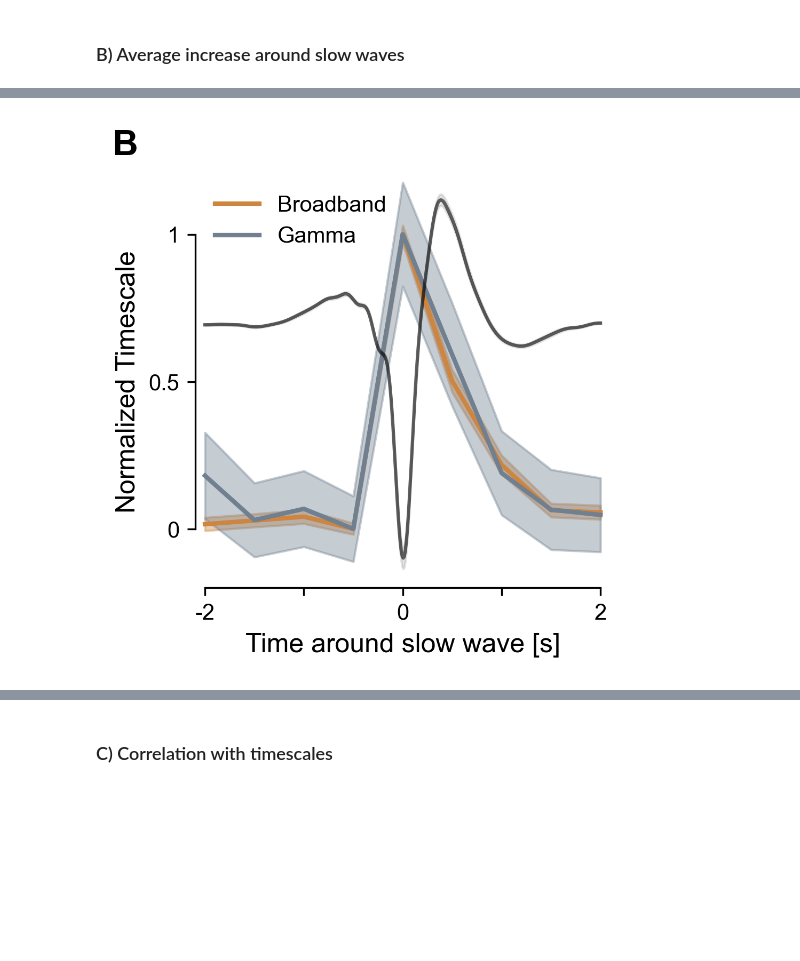
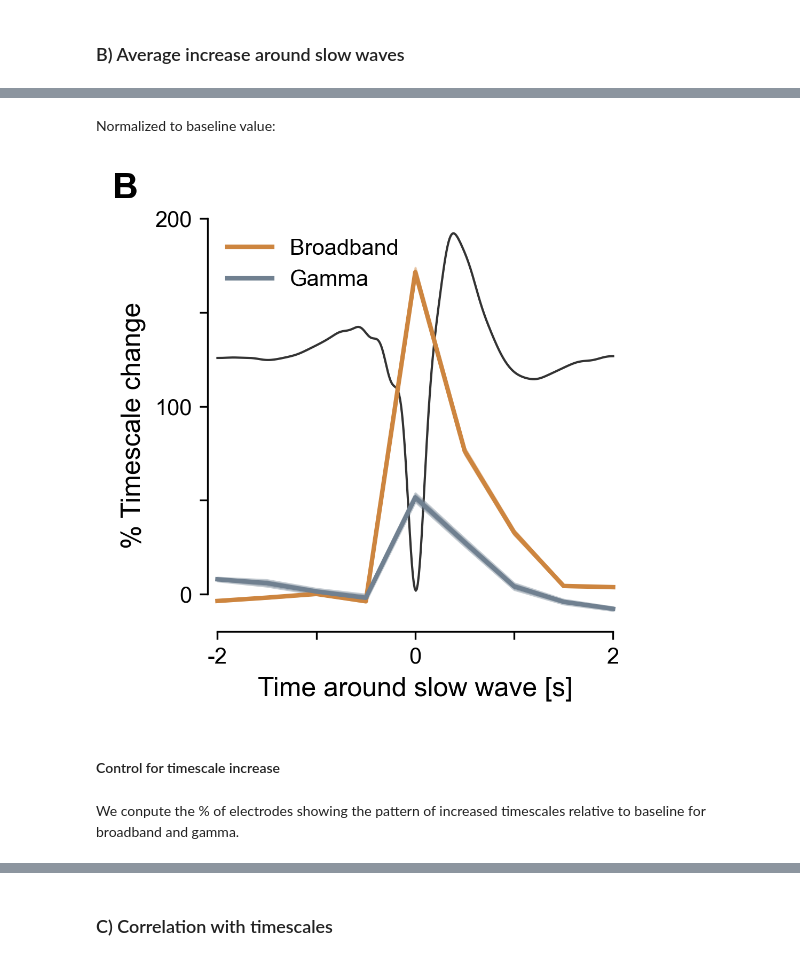
Before and after one commit to cusinatr/MNI-Analysis, a Jupyter notebook: Analysis/Figures/Fig_sw.ipynb, the cells around one changed output, grey strips where cells are left out. Cells and saved outputs as stored; diff of their text form; code cells hidden in the pictures; blank space fills up the shorter version.

```diff
--- a/Analysis/Figures/Fig_sw.ipynb
+++ b/Analysis/Figures/Fig_sw.ipynb
@@ -166,2 +181,4 @@ plt.show()
 # %% [markdown]
 ### B) Average increase around slow waves
+# %%
+cols_time = ["-2.0", "-1.5", "-1.0", "-0.5", "0.0", "0.5", "1.0", "1.5", "2.0"]
@@ -183 +201,16 @@ df_timescales_sw_gamma = df_timescales_sw_gamma.groupby(["pat"]).mean()
+# %%
+df_timescales_sw_mmp = [
+    pd.read_csv(
+        sw_tau_path.joinpath(f"timescales_sw_{t}_N3_mmp.csv"), index_col=0
+    ).rename(columns={"0": t})
+    for t in cols_time
+]
+df_timescales_sw_mmp = pd.concat(df_timescales_sw_mmp, axis=1)
+df_timescales_sw_gamma_mmp = [
+    pd.read_csv(
+        sw_tau_gamma_path.joinpath(f"timescales_sw_{t}_N3_mmp.csv"), index_col=0
+    ).rename(columns={"0": t})
+    for t in cols_time
+]
+df_timescales_sw_gamma_mmp = pd.concat(df_timescales_sw_gamma_mmp, axis=1)
 # %% [markdown]
@@ -264,12 +278,26 @@ df_timescales_sw
+# %% [markdown]
+Normalized to baseline value:
 # %%
 fig, ax = plt.subplots(1, 1, figsize=plots._get_figsize_inches((8.5, 8.5)), dpi=300)
 
-df_timescales_sw_norm = (df_timescales_sw - df_timescales_sw.mean().min()) / (
-    df_timescales_sw.mean().max() - df_timescales_sw.mean().min()
+df_timescales_sw_base = (
+    df_timescales_sw_mmp["-2.0"] + df_timescales_sw_mmp["2.0"]
+) / 2
+df_timescales_sw_norm = (
+    df_timescales_sw_mmp.sub(df_timescales_sw_base, axis=0).div(
+        df_timescales_sw_base, axis=0
+    )
+    * 100
 )
+df_timescales_sw_gamma_base = (
+    df_timescales_sw_gamma_mmp["-2.0"] + df_timescales_sw_gamma_mmp["2.0"]
+) / 2
 df_timescales_sw_gamma_norm = (
-    df_timescales_sw_gamma - df_timescales_sw_gamma.mean().min()
-) / (df_timescales_sw_gamma.mean().max() - df_timescales_sw_gamma.mean().min())
+    df_timescales_sw_gamma_mmp.sub(df_timescales_sw_gamma_base, axis=0).div(
+        df_timescales_sw_gamma_base, axis=0
+    )
+    * 100
+)
 
 # Plot change in broadband
 ax.plot(
@@ -294,45 +322,49 @@ ax.plot(
     lw=2,
     c="slategrey",
     label="Gamma",
 )
 ax.fill_between(
     df_timescales_sw_gamma_norm.columns.astype(float),
     df_timescales_sw_gamma_norm.mean() - df_timescales_sw_gamma_norm.sem(),
     df_timescales_sw_gamma_norm.mean() + df_timescales_sw_gamma_norm.sem(),
     alpha=0.4,
     color="slategrey",
 )
 
 # Plot average SW
 ax2 = ax.twinx()
 t = np.linspace(-2, 2, len(epo_sw_N3_mean))
-ax2.plot(t, epo_sw_N3_mean, lw=1.5, c="k", alpha=0.6)
-ax2.fill_between(
-    t,
-    epo_sw_N3_mean - epo_sw_N3_sem,
-    epo_sw_N3_mean + epo_sw_N3_sem,
-    alpha=0.1,
-    color="k",
-)
+ax2.plot(t, epo_sw_N3_mean, lw=1., c="k", alpha=0.8)
 
+ax2.set_ylim(-200 * 1e-6, 100 * 1e-6)
 plots._format_spines(ax2, ["top", "right", "left", "bottom"])
 ax2.set_yticks([], labels=[], fontsize=0)
 ax2.set_ylabel("", fontsize=0)
 
-ax.set_ylim(-0.2, 1.2)
-ax.set_yticks([0, 0.5, 1], labels=[0, 0.5, 1], fontsize=plots.fsize.TICK_SIZE)
-ax.set_ylabel("Normalized Timescale", fontsize=plots.fsize.LABEL_SIZE)
+ax.set_ylim(-20, 200)
+ax.set_yticks(np.arange(0, 201, 50), labels=[0, "", 100, "", 200], fontsize=plots.fsize.TICK_SIZE)
+ax.set_ylabel("% Timescale change", fontsize=plots.fsize.LABEL_SIZE)
 ax.set_xlim(-2.1, 2.1)
-ax.set_xticks([-2, -1, 0, 1, 2], labels=[-2, "", 0, "", 2], fontsize=plots.fsize.TICK_SIZE)
-plots._format_spines(ax, ["top", "right"], s_bounds={"left": (0, 1), "bottom": (-2, 2)})
+ax.set_xticks(
+    [-2, -1, 0, 1, 2], labels=[-2, "", 0, "", 2], fontsize=plots.fsize.TICK_SIZE
+)
+plots._format_spines(ax, ["top", "right"], s_bounds={"left": (0, 200), "bottom": (-2, 2)})
 ax.set_xlabel("Time around slow wave [s]", fontsize=plots.fsize.LABEL_SIZE)
 ax.legend(frameon=False, loc="upper left")
 
 # Annotate panel
-ax.text(-0.2, 1.05, "B", transform=ax.transAxes, size=16, weight='bold')
+ax.text(-0.23, 1.05, "B", transform=ax.transAxes, size=16, weight="bold")
+
+# Set average SW below other traces
+ax.set_zorder(1)  # default zorder is 0 for ax and ax2
+ax.patch.set_visible(False)
 
 # Save figure
 plots.save_figure(fig, fig_path.joinpath(f"sw_tau_norm.svg"))
 plt.show()
 # %% [output]
-[figure, old version]
+[figure, new version]
+# %% [markdown]
+#### Control for timescale increase
+# %% [markdown]
+We conpute the % of electrodes showing the pattern of increased timescales relative to baseline for broadband and gamma.
```
Also changed, not shown: parts of 22 cells of this notebook, 3 other files.
